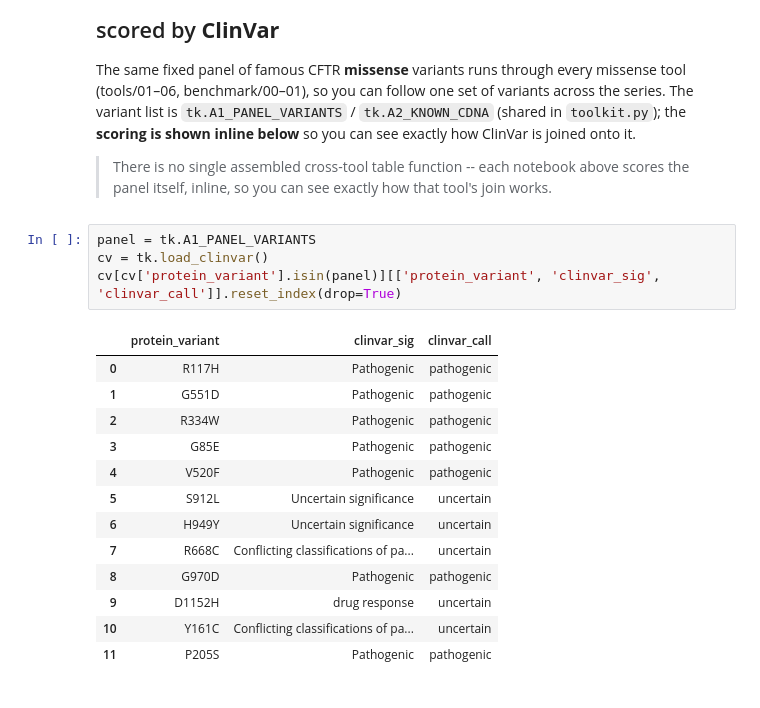
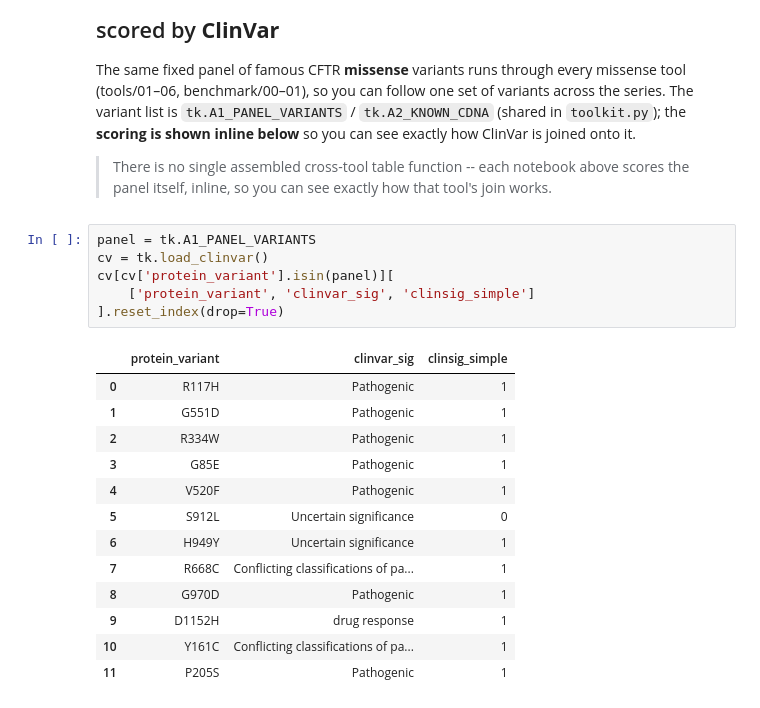
Before and after one commit to EvanWu19/cftr-phewas-toolkit, a Jupyter notebook: benchmark/00_clinvar.ipynb, the cells around one changed output. Saved outputs shown, nothing was run; the diff lists cells and outputs as text.

```diff
--- a/benchmark/00_clinvar.ipynb
+++ b/benchmark/00_clinvar.ipynb
@@ -201,21 +361,23 @@ variant list is `tk.A1_PANEL_VARIANTS` / `tk.A2_KNOWN_CDNA` (shared in `toolkit.
 # %%
 panel = tk.A1_PANEL_VARIANTS
 cv = tk.load_clinvar()
-cv[cv['protein_variant'].isin(panel)][['protein_variant', 'clinvar_sig', 'clinvar_call']].reset_index(drop=True)
+cv[cv['protein_variant'].isin(panel)][
+    ['protein_variant', 'clinvar_sig', 'clinsig_simple']
+].reset_index(drop=True)
 # %% [output]
-|  | protein_variant | clinvar_sig | clinvar_call |
-| 0 | R117H | Pathogenic | pathogenic |
-| 1 | G551D | Pathogenic | pathogenic |
-| 2 | R334W | Pathogenic | pathogenic |
-| 3 | G85E | Pathogenic | pathogenic |
-| 4 | V520F | Pathogenic | pathogenic |
-| 5 | S912L | Uncertain significance | uncertain |
-| 6 | H949Y | Uncertain significance | uncertain |
-| 7 | R668C | Conflicting classifications of pa... | uncertain |
-| 8 | G970D | Pathogenic | pathogenic |
-| 9 | D1152H | drug response | uncertain |
-| 10 | Y161C | Conflicting classifications of pa... | uncertain |
-| 11 | P205S | Pathogenic | pathogenic |
+|  | protein_variant | clinvar_sig | clinsig_simple |
+| 0 | R117H | Pathogenic | 1 |
+| 1 | G551D | Pathogenic | 1 |
+| 2 | R334W | Pathogenic | 1 |
+| 3 | G85E | Pathogenic | 1 |
+| 4 | V520F | Pathogenic | 1 |
+| 5 | S912L | Uncertain significance | 0 |
+| 6 | H949Y | Uncertain significance | 1 |
+| 7 | R668C | Conflicting classifications of pa... | 1 |
+| 8 | G970D | Pathogenic | 1 |
+| 9 | D1152H | drug response | 1 |
+| 10 | Y161C | Conflicting classifications of pa... | 1 |
+| 11 | P205S | Pathogenic | 1 |
 # %% [markdown]
 ## Key takeaways
 
```
Also changed, not shown: parts of 13 cells of this notebook, 5 other files.
